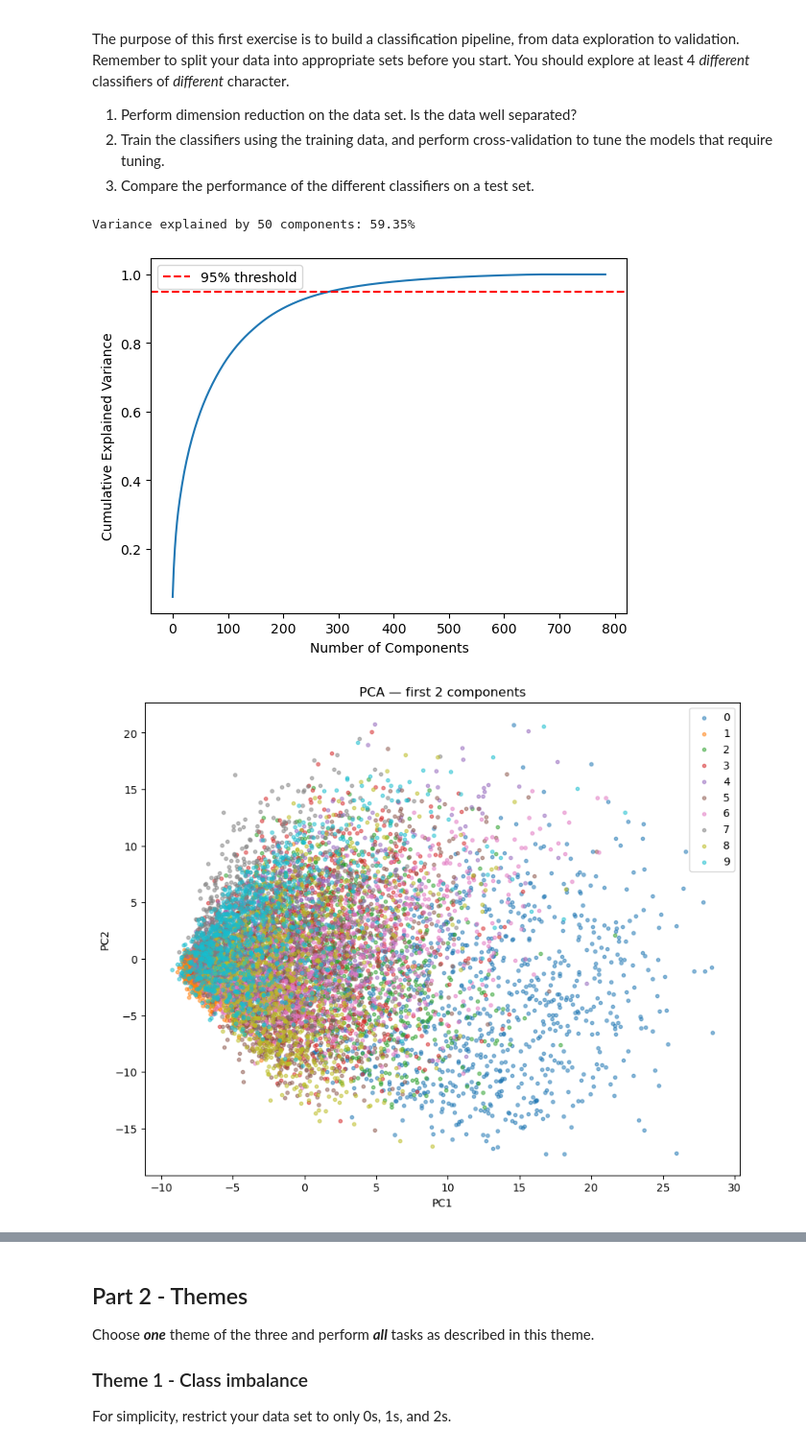
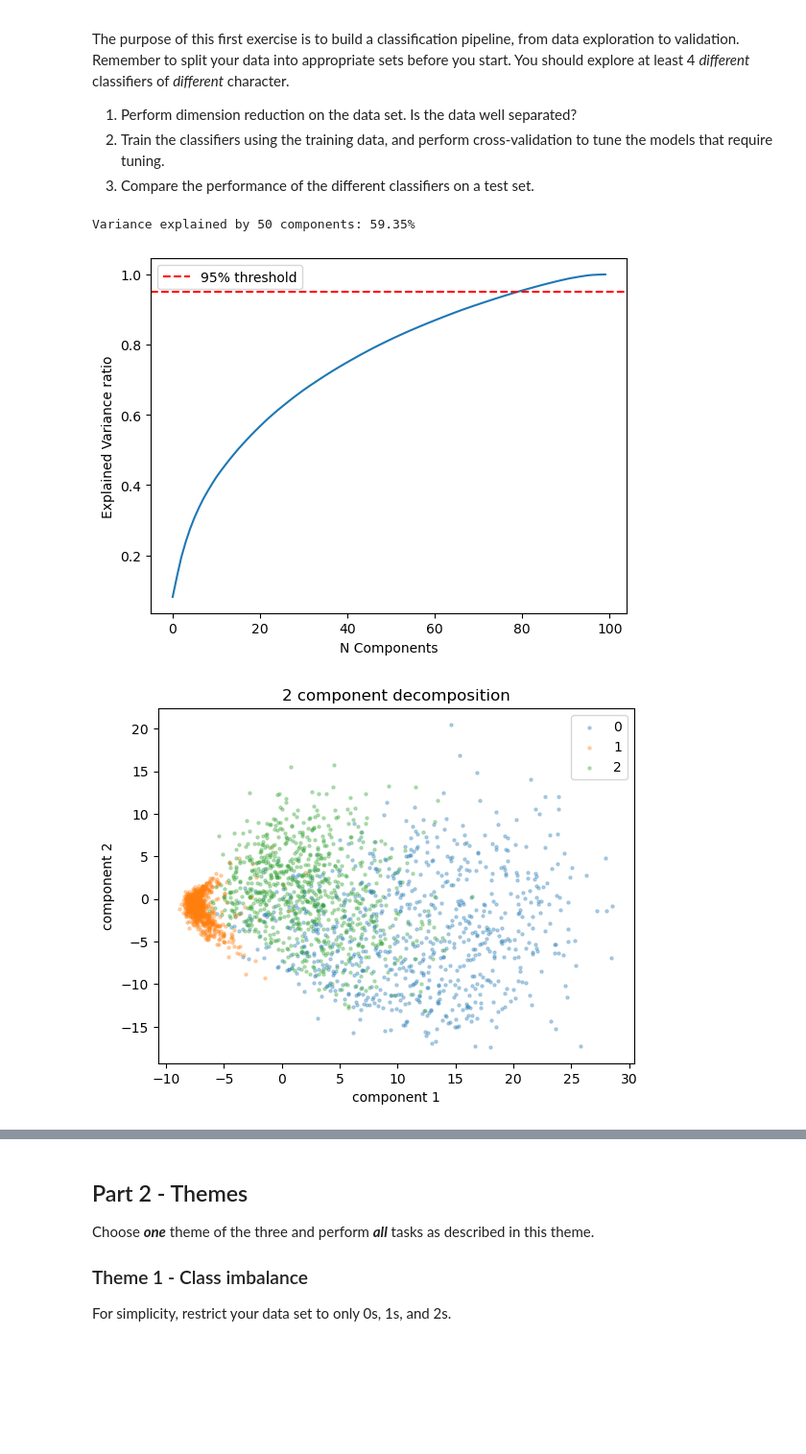
Before and after one commit to Jacob-sandstrom/MVE441-Statistical-learning-for-big-data, a Jupyter notebook: Project 1/project1Py.ipynb, the cells around one changed output, grey strips where cells are left out. Shown at 96% size. Cells and saved outputs as stored; diff of their text form; code cells hidden in the pictures; blank space fills up the shorter version.

```diff
--- a/Project 1/project1Py.ipynb
+++ b/Project 1/project1Py.ipynb
@@ -131,40 +139,47 @@ You should explore at least 4 *different* classifiers of *different* character.
 # %%
-from sklearn.decomposition import PCA
-from sklearn.preprocessing import StandardScaler
+
 
 n_samples = images.shape[0]
-X_flat = images.reshape(n_samples, -1)
+x_flat = images.reshape(n_samples, -1)
 
 scaler = StandardScaler()
-X_scaled = scaler.fit_transform(X_flat)
+x_scaled = scaler.fit_transform(x_flat)
 
 n_components = 50
 pca = PCA(n_components=n_components)
-X_pca = pca.fit_transform(X_scaled)
+x_pca = pca.fit_transform(x_scaled)
 
 cumvar = np.cumsum(pca.explained_variance_ratio_)
 print(f"Variance explained by {n_components} components: {cumvar[-1]:.2%}")
 
-pca_full = PCA().fit(X_scaled)
+pca_full = PCA().fit(x_train)
 plt.plot(np.cumsum(pca_full.explained_variance_ratio_))
-plt.xlabel("Number of Components")
-plt.ylabel("Cumulative Explained Variance")
+plt.xlabel("N Components")
+plt.ylabel("Explained Variance ratio")
 plt.axhline(0.95, color='r', linestyle='--', label='95% threshold')
 plt.legend()
 plt.show()
 
-pca2d = PCA(n_components=2).fit_transform(X_scaled)
 
-plt.figure(figsize=(10, 8))
-for digit in range(10):
-    mask = labels == digit
-    plt.scatter(pca2d[mask, 0], pca2d[mask, 1], label=str(digit), alpha=0.5, s=10)
+pca = PCA(n_components=100)
+x_pca = pca.fit_transform(x_scaled)
+
+x_train, x_test, y_train, y_test = train_test_split(
+    x_pca, labels, test_size=0.2, random_state=42, stratify=labels
+)
+
+pca2d = PCA(n_components=2).fit_transform(x_train)
+
+plt.figure()
+for digit in range(len(digits)):
+    mask = y_train == digit
+    plt.scatter(pca2d[mask, 0], pca2d[mask, 1], label=digit, alpha=0.3, s=5)
+plt.title("2 component decomposition")
+plt.xlabel("component 1")
+plt.ylabel("component 2")
 plt.legend()
-plt.title("PCA — first 2 components")
-plt.xlabel("PC1")
-plt.ylabel("PC2")
 plt.show()
 # %% [output]
 Variance explained by 50 components: 59.35%
-[figure, old version]
+[figure, new version]
-[figure, old version]
+[figure, new version]
```
Also changed, not shown: parts of 12 cells of this notebook.
